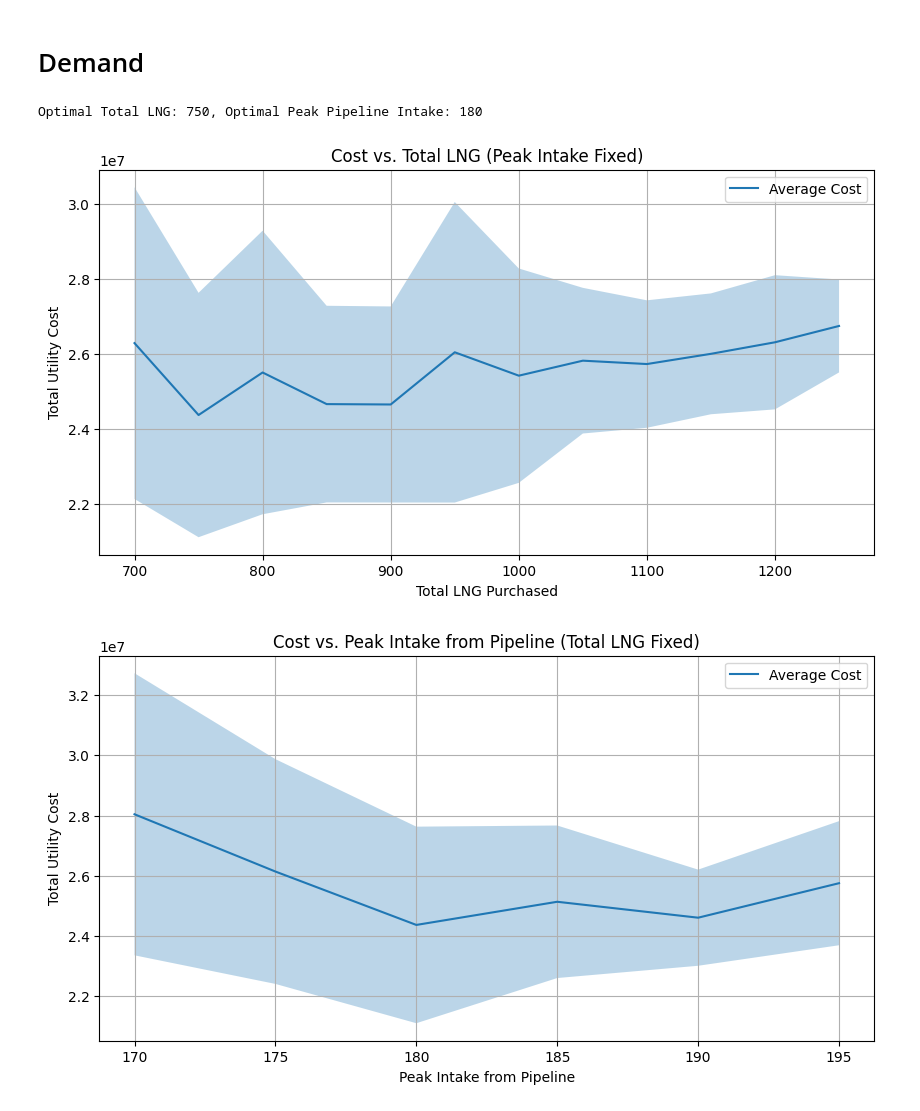
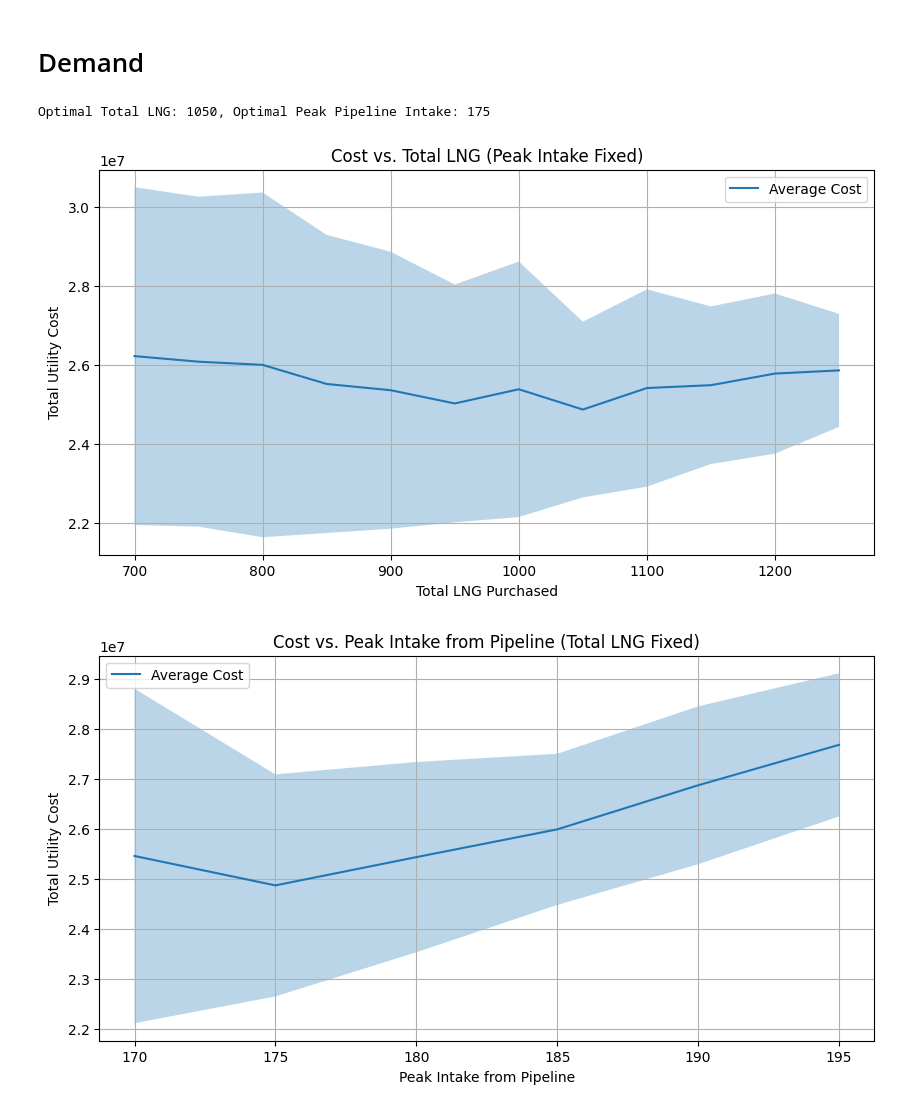
Before and after one commit to TianyiZhang-zzz/SupplyChain, a Jupyter notebook: CaLNG.ipynb, the cells around one changed output. Drawn from its saved outputs; the diff is of its cells as text; code cells hidden in the pictures.

```diff
--- a/CaLNG.ipynb
+++ b/CaLNG.ipynb
@@ -178,7 +178,7 @@ import matplotlib.pyplot as plt
 import seaborn as sns
 
 # Define simulation parameters
-num_draws = 50  # Increased number of simulation draws per scenario
+num_draws = 5000  # Increased number of simulation draws per scenario
 total_lng_range = range(700, 1300, 50)  # LNG purchase range
 peak_intake_from_pipeline_range = range(170, 200, 5)  # Pipeline intake range
 
@@ -222,33 +222,33 @@ print(f"Optimal Total LNG: {optimal_total_LNG}, Optimal Peak Pipeline Intake: {o
 # 1st Plot: Cost vs. total_LNG (keeping peak_intake_from_pipeline optimal)
 subset_lng = df[df["peak_intake_from_pipeline"] == optimal_peak_intake]
 plt.figure(figsize=(10, 5))
 plt.plot(subset_lng["total_lng_purchase"], subset_lng["total_utility_cost"], label="Average Cost")
 plt.fill_between(subset_lng["total_lng_purchase"],
                  subset_lng["total_utility_cost"] - subset_lng["std_dev_cost"],
                  subset_lng["total_utility_cost"] + subset_lng["std_dev_cost"],
                  alpha=0.3)
 plt.xlabel("Total LNG Purchased")
 plt.ylabel("Total Utility Cost")
 plt.title("Cost vs. Total LNG (Peak Intake Fixed)")
 plt.legend()
 plt.grid(True)
 plt.show()
 
 # 2nd Plot: Cost vs. peak_intake_from_pipeline (keeping total_LNG optimal)
 subset_pipeline = df[df["total_lng_purchase"] == optimal_total_LNG]
 plt.figure(figsize=(10, 5))
 plt.plot(subset_pipeline["peak_intake_from_pipeline"], subset_pipeline["total_utility_cost"], label="Average Cost")
 plt.fill_between(subset_pipeline["peak_intake_from_pipeline"],
                  subset_pipeline["total_utility_cost"] - subset_pipeline["std_dev_cost"],
                  subset_pipeline["total_utility_cost"] + subset_pipeline["std_dev_cost"],
                  alpha=0.3)
 plt.xlabel("Peak Intake from Pipeline")
 plt.ylabel("Total Utility Cost")
 plt.title("Cost vs. Peak Intake from Pipeline (Total LNG Fixed)")
 plt.legend()
 plt.grid(True)
 plt.show()
 # %% [output]
-Optimal Total LNG: 750, Optimal Peak Pipeline Intake: 180
+Optimal Total LNG: 1050, Optimal Peak Pipeline Intake: 175
-[figure, old version]
+[figure, new version]
-[figure, old version]
+[figure, new version]
```
